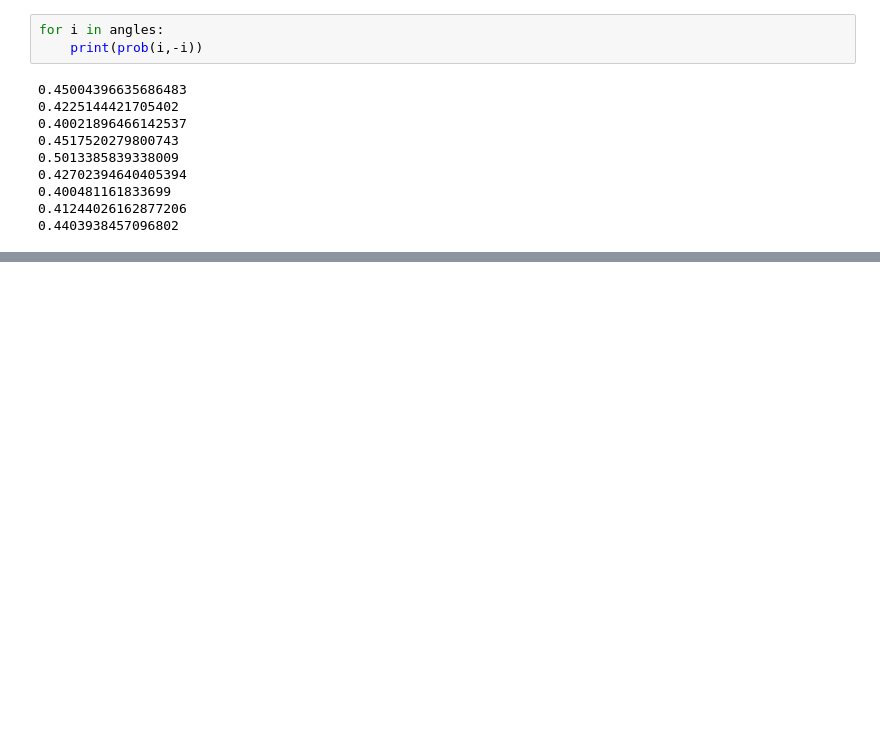
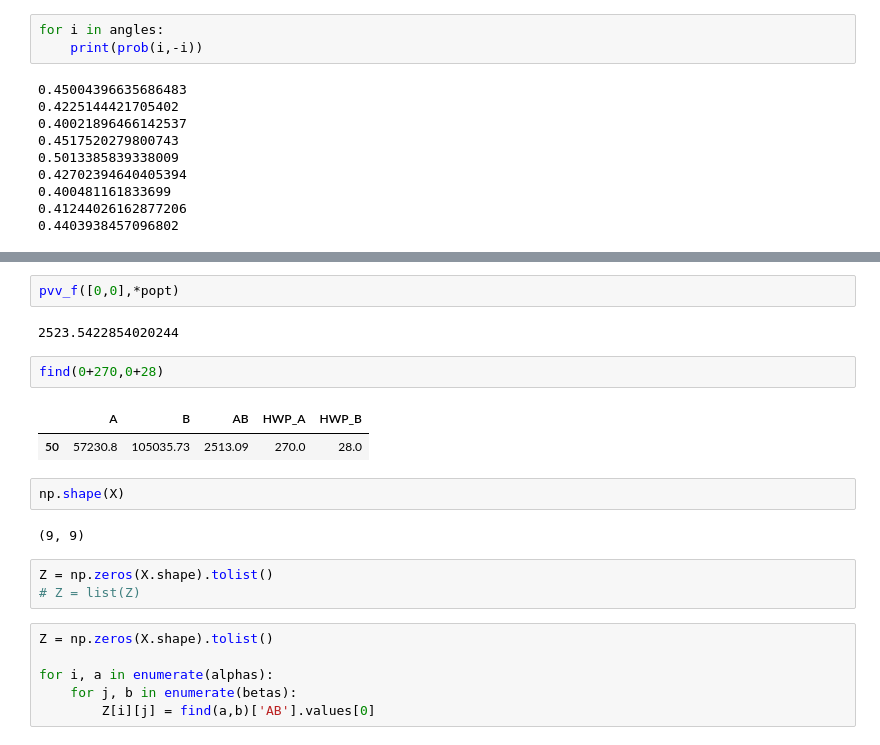
Before and after one commit to Wendywanw/111-labs, a Jupyter notebook: QIE/Untitled.ipynb, the cells around one changed output, grey strips where cells are left out. Cells and saved outputs as stored; diff of their text form; blank space fills up the shorter version.

```diff
--- a/QIE/Untitled.ipynb
+++ b/QIE/Untitled.ipynb
@@ -159,0 +505,22 @@ for i in angles:
+# %%
+pvv_f([0,0],*popt)
+# %% [output]
+2523.5422854020244
+# %%
+find(0+270,0+28)
+# %% [output]
+|  | A | B | AB | HWP_A | HWP_B |
+| 50 | 57230.8 | 105035.73 | 2513.09 | 270.0 | 28.0 |
+# %%
+np.shape(X)
+# %% [output]
+(9, 9)
+# %%
+Z = np.zeros(X.shape).tolist()
+# Z = list(Z)
+# %%
+Z = np.zeros(X.shape).tolist()
+
+for i, a in enumerate(alphas):
+    for j, b in enumerate(betas):
+        Z[i][j] = find(a,b)['AB'].values[0]
```
Also changed, not shown: parts of 29 cells of this notebook, 1 other file.
